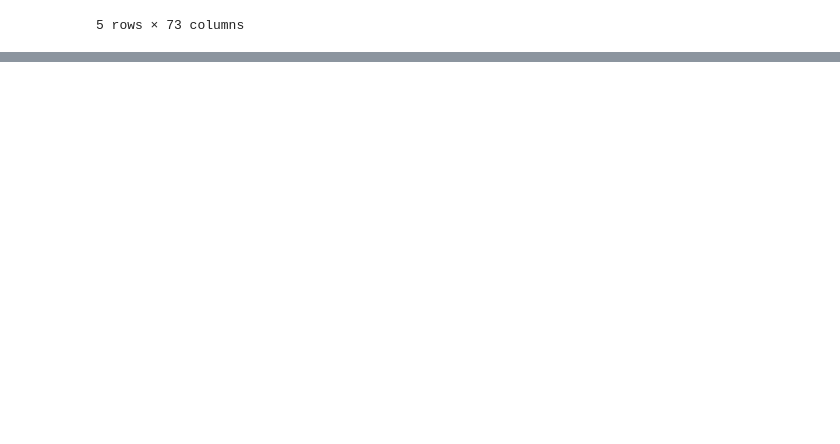
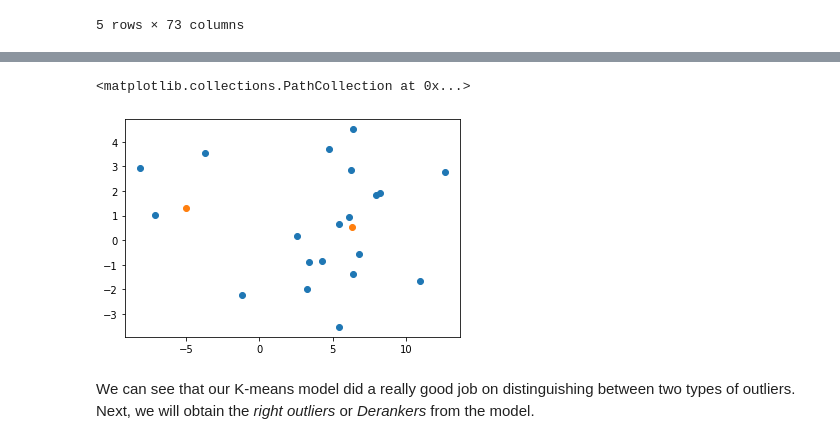
Before and after one commit to 4digitmwc/4dmanalysis, a Jupyter notebook: abusing_lof.ipynb, the cells around one changed output, grey strips where cells are left out. Drawn from its saved outputs; the diff is of its cells as text; code cells hidden in the pictures; blank space fills up the shorter version.

```diff
--- a/abusing_lof.ipynb
+++ b/abusing_lof.ipynb
@@ -280,0 +295,14 @@ Index(['HD_AdreNaline', 'Zergh', 'RaGe Radical', '[LS]Byte', 'Gray Hardrock',
+# %%
+kmeans_twogroups.fit(imputed_outliers)
+
+centroids = kmeans_twogroups.cluster_centers_
+
+pca_kmeans = pca_visualization.transform(centroids)
+
+plt.scatter(*pca_outliers.T)
+plt.scatter(*pca_kmeans.T)
+# %% [output]
+<matplotlib.collections.PathCollection at 0x...>
+[figure, added]
+# %% [markdown]
+We can see that our K-means model did a really good job on distinguishing between two types of outliers. Next, we will obtain the *right outliers* or *Derankers* from the model.
```
Also changed, not shown: parts of 42 cells of this notebook.
